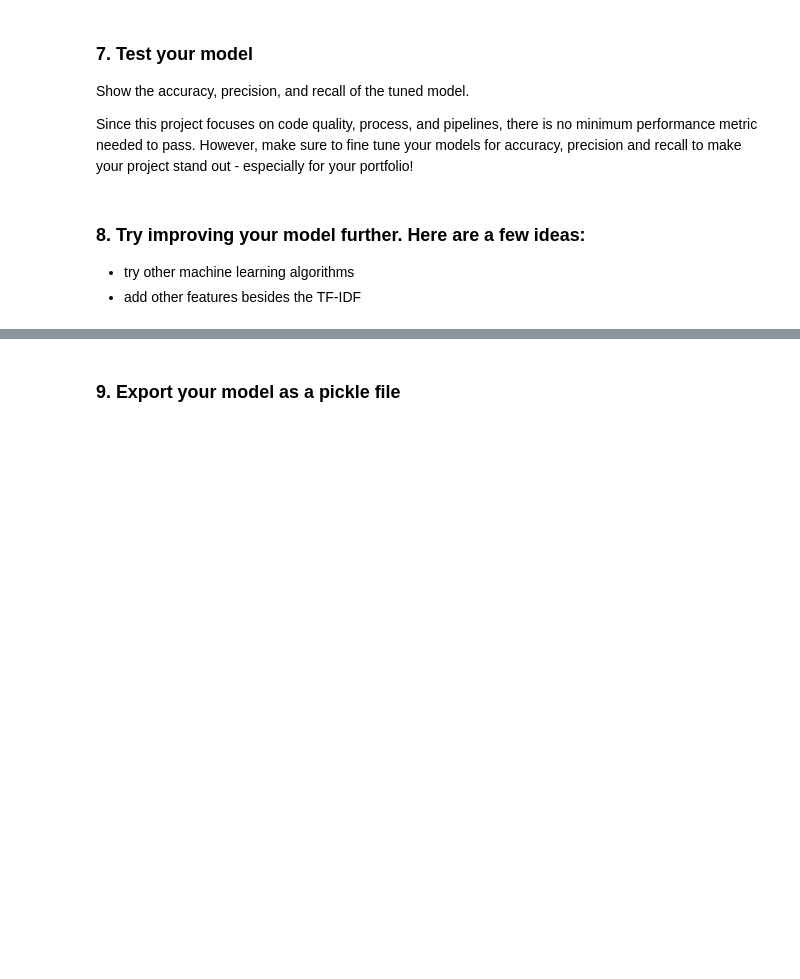
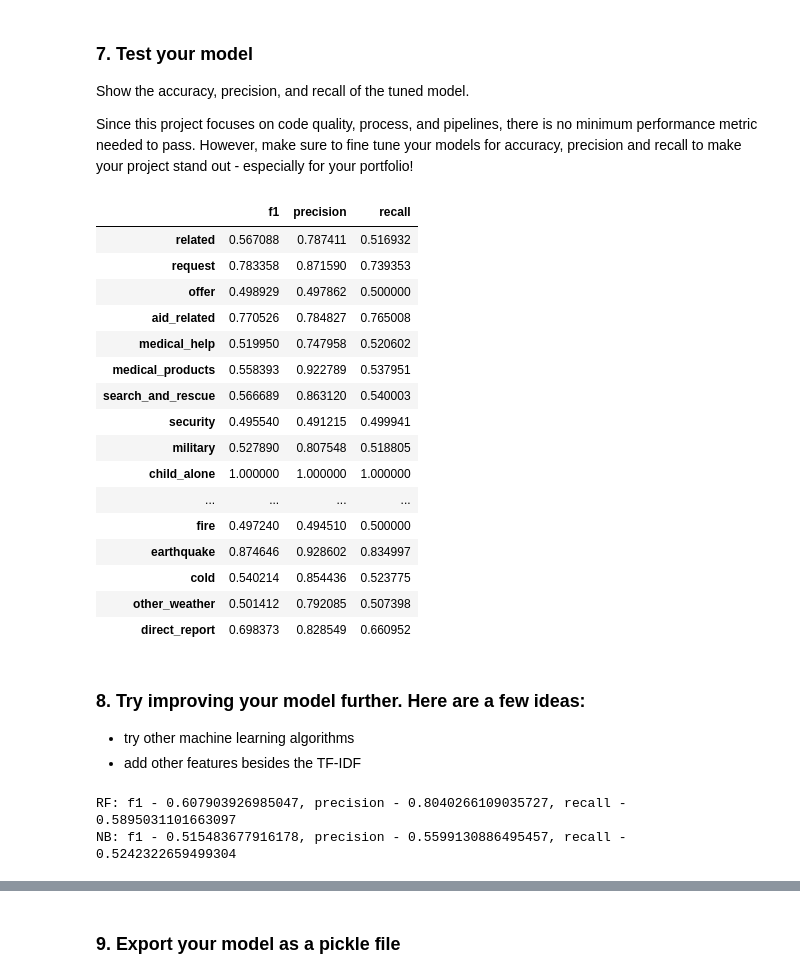
Before and after one commit to wxzhao15/disaster_response_classifier, a Jupyter notebook: models/ML Pipeline Preparation.ipynb, the cells around one changed output, grey strips where cells are left out. Saved outputs shown, nothing was run; the diff lists cells and outputs as text; code cells hidden in the pictures; blank space fills up the shorter version.

```diff
--- a/models/ML Pipeline Preparation.ipynb
+++ b/models/ML Pipeline Preparation.ipynb
@@ -51,6 +107,10 @@ pipeline =
 ### 4. Train pipeline
 - Split data into train and test sets
 - Train pipeline
+# %%
+X_train, X_test, Y_train, Y_test = train_test_split(X, Y, test_size = 0.33, random_state = 123)
+pipeline.fit(X_train, Y_train)
+Y_pred = pipeline.predict(X_test)
 # %% [markdown]
 ### 5. Test your model
 Report the f1 score, precision and recall for each output category of the dataset. You can do this by iterating through the columns and calling sklearn's `classification_report` on each.
@@ -63,0 +170,10 @@ cv =
+# %%
+parameters = {
+    'vect__ngram_range':[(1,1),(1,2),(1,3)],
+    'tfidf__sublinear_tf':[False, True],
+    'cls__estimator__min_impurity_decrease': [0.0, 0.5]
+}
+
+cv = GridSearchCV(pipeline, param_grid = parameters)
+# %%
+cv.fit(X_train,Y_train)
@@ -63,0 +189,3 @@ cv =
+# %%
+Y_pred=cv.predict(X_test)
+cv.best_params_
@@ -66,6 +198,52 @@ cv =
 Show the accuracy, precision, and recall of the tuned model.
 
 Since this project focuses on code quality, process, and  pipelines, there is no minimum performance metric needed to pass. However, make sure to fine tune your models for accuracy, precision and recall to make your project stand out - especially for your portfolio!
+# %%
+f1= []
+precision= []
+recall = []
+
+for col in range(Y_test.shape[1]):
+
+    col_name = Y_test.columns[col]
+    y_test = Y_test.loc[:, col_name].to_list()
+    y_pred = list(Y_pred[:, col])
+
+    report = classification_report(y_test,y_pred, output_dict = True)
+
+    f1.append(report['macro avg']['f1-score'])
+    precision.append(report['macro avg']['precision'])
+    recall.append(report['macro avg']['recall'])
+    # f1[col_name] = report['macro avg']['f1-score']
+    # precision[col_name] = report['macro avg']['precision']
+    # recall[col_name] = report['macro avg']['recall']
+
+results_dict = {'f1':f1, 'precision': precision, 'recall': recall}
+results_df = pd.DataFrame(results_dict, index = predicted_colnames)
+
+results_df
+# print("RF: f1 - {}, precision - {}, recall - {}".format(
+#     sum(f1)/len(f1),
+#     sum(precision)/len(precision),
+#     sum(recall)/len(recall)))
+# %% [output]
+|  | f1 | precision | recall |
+| related | 0.567088 | 0.787411 | 0.516932 |
+| request | 0.783358 | 0.871590 | 0.739353 |
+| offer | 0.498929 | 0.497862 | 0.500000 |
+| aid_related | 0.770526 | 0.784827 | 0.765008 |
+| medical_help | 0.519950 | 0.747958 | 0.520602 |
+| medical_products | 0.558393 | 0.922789 | 0.537951 |
+| search_and_rescue | 0.566689 | 0.863120 | 0.540003 |
+| security | 0.495540 | 0.491215 | 0.499941 |
+| military | 0.527890 | 0.807548 | 0.518805 |
+| child_alone | 1.000000 | 1.000000 | 1.000000 |
+| ... | ... | ... | ... |
+| fire | 0.497240 | 0.494510 | 0.500000 |
+| earthquake | 0.874646 | 0.928602 | 0.834997 |
+| cold | 0.540214 | 0.854436 | 0.523775 |
+| other_weather | 0.501412 | 0.792085 | 0.507398 |
+| direct_report | 0.698373 | 0.828549 | 0.660952 |
 # %% [markdown]
 ### 8. Try improving your model further. Here are a few ideas:
 * try other machine learning algorithms
@@ -72,0 +283,13 @@ Since this project focuses on code quality, process, and  pipelines, there is no
+# %%
+print("RF: f1 - {}, precision - {}, recall - {}".format(
+    sum(f1)/len(f1),
+    sum(precision)/len(precision),
+    sum(recall)/len(recall)))
+
+print("NB: f1 - {}, precision - {}, recall - {}".format(
+    sum(f1_NB)/len(f1_NB),
+    sum(precision_NB)/len(precision_NB),
+    sum(recall_NB)/len(recall_NB)))
+# %% [output]
+RF: f1 - 0.607903926985047, precision - 0.8040266109035727, recall - 0.5895031101663097
+NB: f1 - 0.515483677916178, precision - 0.5599130886495457, recall - 0.5242322659499304
```
Also changed, not shown: parts of 23 cells of this notebook, 10 other files.
